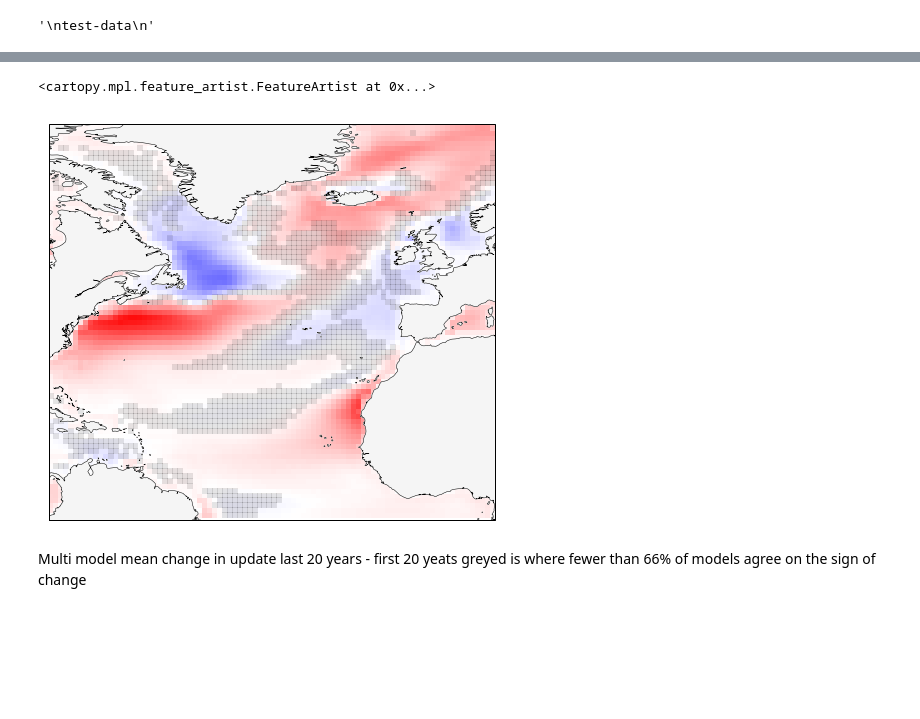
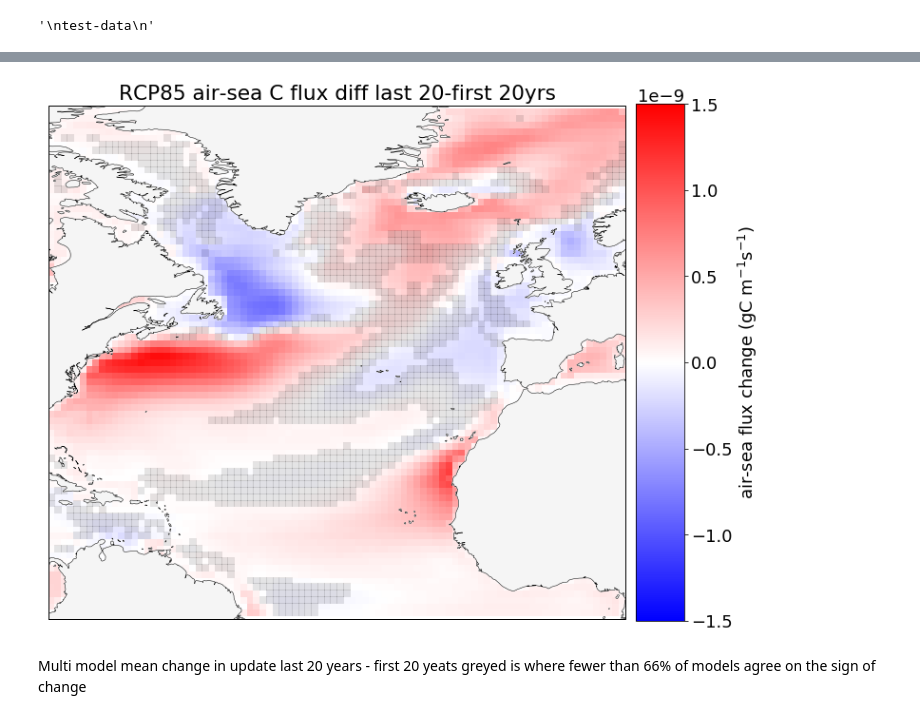
Before and after one commit to PaulHalloran/batmobile_jupyter_notebooks, a Jupyter notebook: analysis_for_noc_talk.ipynb, the cells around one changed output, grey strips where cells are left out. Cells and saved outputs as stored; diff of their text form; code cells hidden in the pictures; blank space fills up the shorter version.

```diff
--- a/analysis_for_noc_talk.ipynb
+++ b/analysis_for_noc_talk.ipynb
@@ -631,6 +737,14 @@ plt.show()
 # %%
+models = model_names(directory)
+models = list(models)
+models.remove('GFDL-ESM2M')
+models.remove('CNRM-CM5')
+
 variable = 'fgco2'
 run = 'rcp26'
+
+print list(data_dict[run][variable])
+
 
 font = {'family' : 'normal',
         'weight' : 'normal',
@@ -638,15 +752,22 @@ font = {'family' : 'normal',
 
 matplotlib.rc('font', **font)
 
-plt.figure(figsize=(20,10))
+initial_value = (np.mean([area_sum(data_dict[run][variable][model]['first20']).data for model in data_dict[run][variable]])*365.0*yearsec)/1.0e12
+
+
+plt.figure(figsize=(14,10))
 for model in list(data_dict[run][variable]):
-    df = pd.DataFrame({'tmp':(data_dict[run][variable][model]['timeseries'].data*365.0*yearsec)/1.0e12})
-    plt.plot(data_dict[run][variable][model]['years'],df.tmp-df.tmp[0:20].mean(),alpha=0.2,label=model)
-    plt.plot(data_dict[run][variable][model]['years'],df.tmp.rolling(10).mean()-df.tmp[0:20].mean(),lw=2,label=model)
+    if model <> 'CanESM2':
+        df = pd.DataFrame({'tmp':(data_dict[run][variable][model]['timeseries'].data*365.0*yearsec)/1.0e12})
+        plt.plot(data_dict[run][variable][model]['years'],initial_value+df.tmp-df.tmp[0:20].mean(),alpha=0.2,label='_nolegend_')
+        plt.plot(data_dict[run][variable][model]['years'],initial_value+df.tmp.rolling(10).mean()-df.tmp[0:20].mean(),lw=2,label=model)
 
-plt.xlim([2000,2100])
-# plt.legend(loc=1)
+plt.xlim([2007,2100])
+plt.ylim([0,0.03])
+plt.legend(loc=8, bbox_to_anchor=(1.2, 0.5),prop={'size': 12},frameon=False)
 plt.xlabel('year')
 plt.ylabel('air-sea flux (Pg C yr$^{-1}$)\nanomaly from first 20 years')
-plt.show()
+plt.title('RCP2.6 anomaly from first 20yrs  multi model mean')
+plt.tight_layout()
+plt.savefig('/home/ph290/Documents/figures/class_rcp26_fgco2_ts.png')
 # %% [output]
@@ -694,36 +832,44 @@ agreement_map = calculate_agreement(diff,agreement)
 # %%
 land_50m = cfeature.NaturalEarthFeature('physical', 'land', '50m',
                                         edgecolor='face',
                                         facecolor=cfeature.COLORS['land'])
 coast_50m = cfeature.NaturalEarthFeature('physical', 'coastline', '50m',facecolor='none')
 
 my_projection = ccrs.PlateCarree()
 my_extent = [-80.0,10,0.0,80.0]
 
 plt.close('all')
-fig = plt.figure(figsize=(8,8))
-gs = gridspec.GridSpec(10, 10)
+fig = plt.figure(figsize=(12,10))
+gs = gridspec.GridSpec(10, 11)
 ax1 = plt.subplot(gs[0:10,0:10],projection= my_projection)
+ax2 = plt.subplot(gs[0:10,10:11])
+
 
 
 ax1.set_extent(my_extent, crs=ccrs.PlateCarree())
 
 
 lats1 = tmp_cube.coord('latitude').points
 lons1 = tmp_cube.coord('longitude').points
 data1 = tmp_cube.data
 
 
 contour_result1 = ax1.pcolormesh(lons1, lats1, data1,vmin=-1.5E-9,vmax=1.5E-9,
 			transform=ccrs.PlateCarree(),cmap='bwr')
 contour_result2 = ax1.pcolormesh(lons1, lats1, agreement_map,
 			transform=ccrs.PlateCarree(),cmap='gray',vmin=0,vmax=1,alpha=0.1)
 
+cbar = fig.colorbar(contour_result1, cax=ax2, orientation='vertical')
+cbar.set_label('air-sea flux change (gC m$^{-1}$s$^{-1}$)')
+
 ax1.add_feature(land_50m,facecolor='#F5F5F5')
 ax1.add_feature(coast_50m,edgecolor='#000000',lw=0.5)
+
+ax1.set_title('RCP85 air-sea C flux diff last 20-first 20yrs')
+
+plt.savefig('/home/ph290/Documents/figures/class_spatial_fgco2_diff.png')
 # %% [output]
-<cartopy.mpl.feature_artist.FeatureArtist at 0x...>
-[figure, old version]
+[figure, new version]
 # %% [markdown]
 Multi model mean change in update last 20 years - first 20 yeats
 greyed is where fewer than 66% of models agree on the sign of change
```
Also changed, not shown: parts of 29 cells of this notebook.
